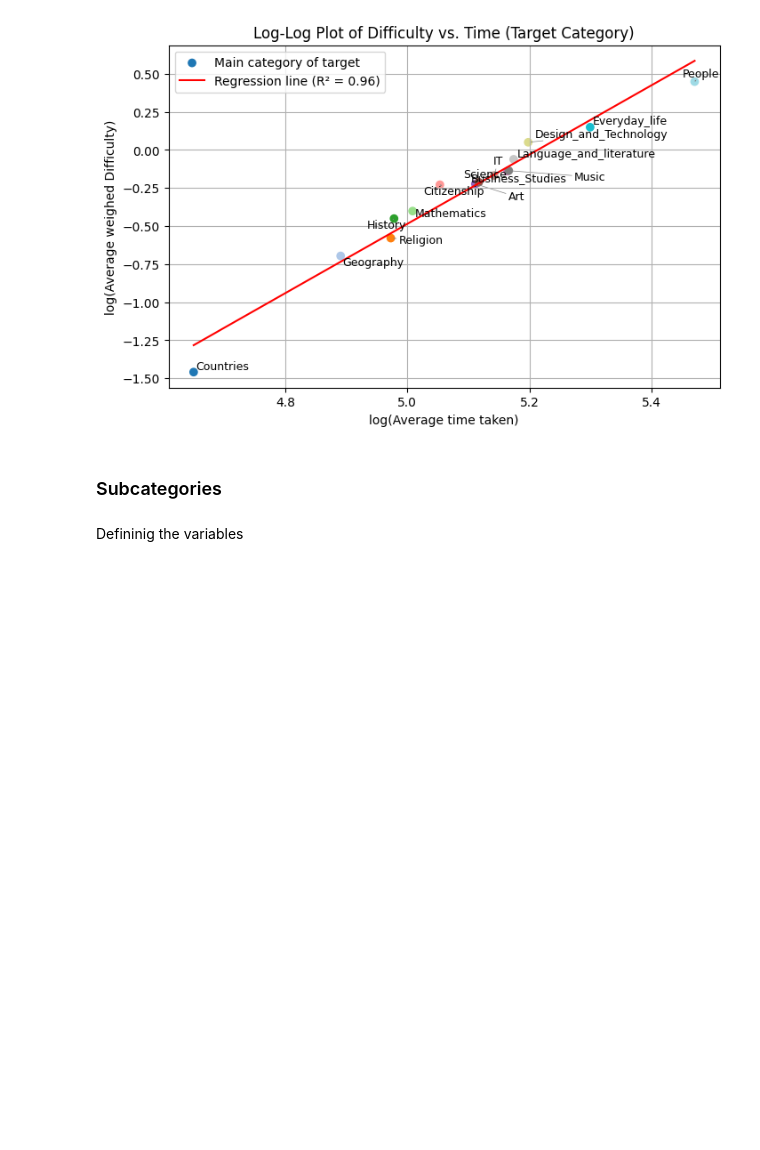
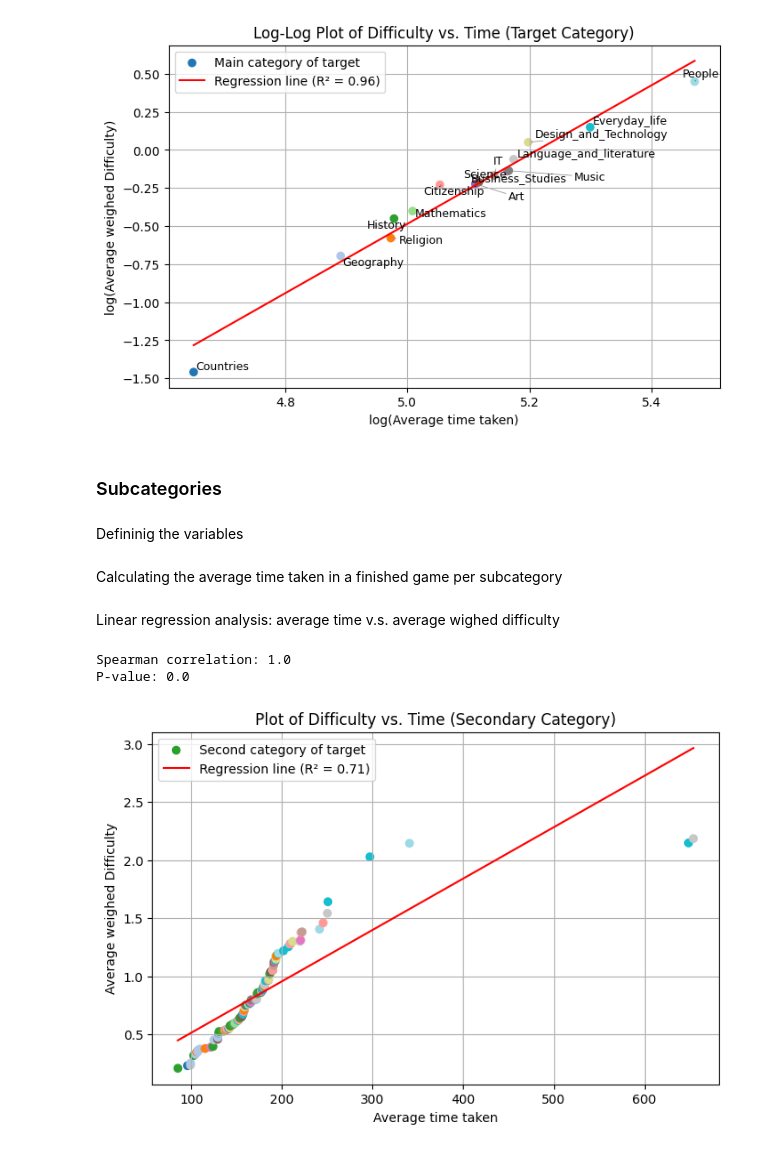
Before and after one commit to epfl-ada/ada-2024-project-ibm, a Jupyter notebook: resultsM.ipynb, the cells around one changed output. Cells and saved outputs as stored; diff of their text form; code cells hidden in the pictures; blank space fills up the shorter version.

```diff
--- a/resultsM.ipynb
+++ b/resultsM.ipynb
@@ -314,7 +314,55 @@ df_count2 = pd.DataFrame(timesubcat)
 
 for i in range(n22):
     for j in range(n21):
-        a = df_timecatraw.loc[i]['category1']
-        if a == IndexT[j]:
-            df_timecat[a] = df_timecat[a] + df_timecatraw.loc[i]['durationInSec']
-            df_count[a] = df_count[a] + 1
+        a = df_timesubcatraw.loc[i]['category2']
+        if a == IndexS[j]:
+            df_timesubcat[a] = df_timesubcat[a] + df_timesubcatraw.loc[i]['durationInSec']
+            df_count2[a] = df_count2[a] + 1
+# %% [markdown]
+Calculating the average time taken in a finished game per subcategory
+# %%
+average_time_subcat = df_timesubcat/df_count2
+ATS = average_time_subcat.T[0]
+# %% [markdown]
+Linear regression analysis:  average time v.s. average wighed difficulty
+# %%
+# Spearman correlation
+sorted_ATS = ATS.sort_values()
+sorted_S_weighed_rating2 = S_weighed_rating.sort_values()
+
+correlation, p_value = spearmanr(sorted_ATS, sorted_S_weighed_rating2)
+
+print("Spearman correlation:", correlation)
+print("P-value:", p_value)
+
+
+# II. Perform linear regression (with log transformation)
+slope, intercept, r_value, p_value, std_err = linregress(sorted_ATS, sorted_S_weighed_rating2)
+
+# Create the regression line
+x_vals = np.array(sorted_ATS)
+y_vals_original = intercept + slope * x_vals
+
+# Creating a color map for the subcategories
+sorted_subcategories = sorted_S_weighed_rating2.index
+subcategory_to_category = {
+    subcat : subcat_to_cat(subcat) for subcat in sorted_subcategories
+}
+subcategory_colors = {subcat: colors[category] for subcat, category in subcategory_to_category.items()}
+
+# Plot
+plt.figure(figsize=(8, 5))
+plt.scatter(sorted_ATS, sorted_S_weighed_rating2,
+            c=[subcategory_colors[subcat] for subcat in sorted_subcategories], label='Second category of target')
+plt.plot(x_vals, y_vals_original, color='red', label=f'Regression line (R² = {r_value**2:.2f})')
+
+plt.xlabel('Average time taken')
+plt.ylabel('Average weighed Difficulty')
+plt.title('Plot of Difficulty vs. Time (Secondary Category)')
+plt.legend()
+plt.grid(True)
+plt.show()
+# %% [output]
+Spearman correlation: 1.0
+P-value: 0.0
+[figure, added]
```
Also changed, not shown: parts of 3 cells of this notebook.
